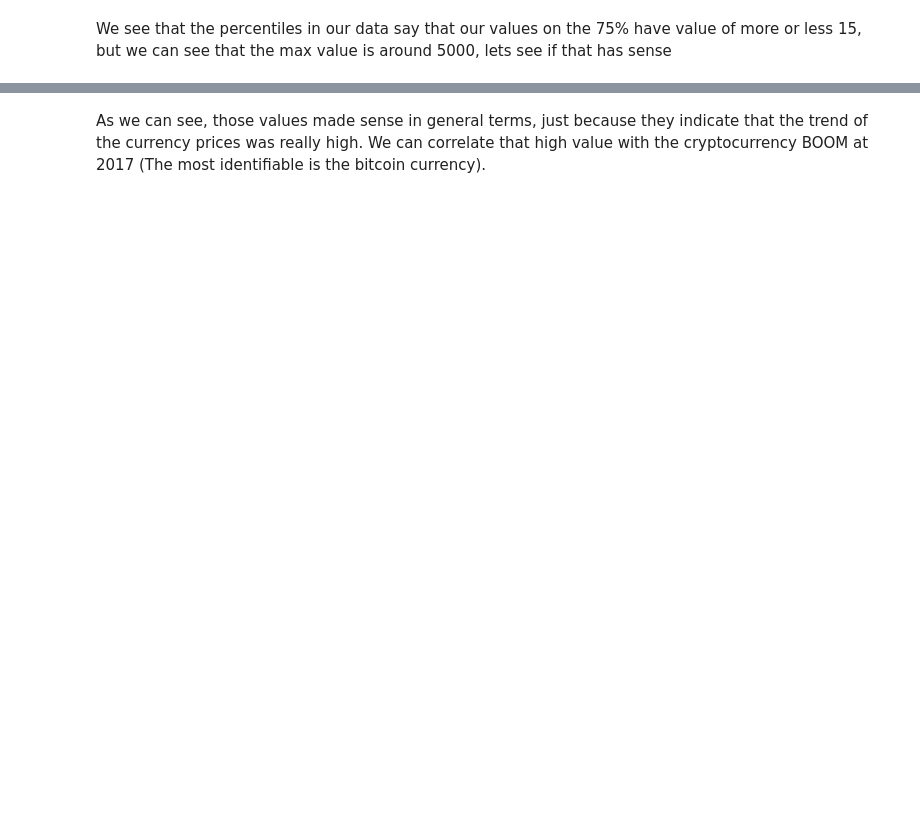
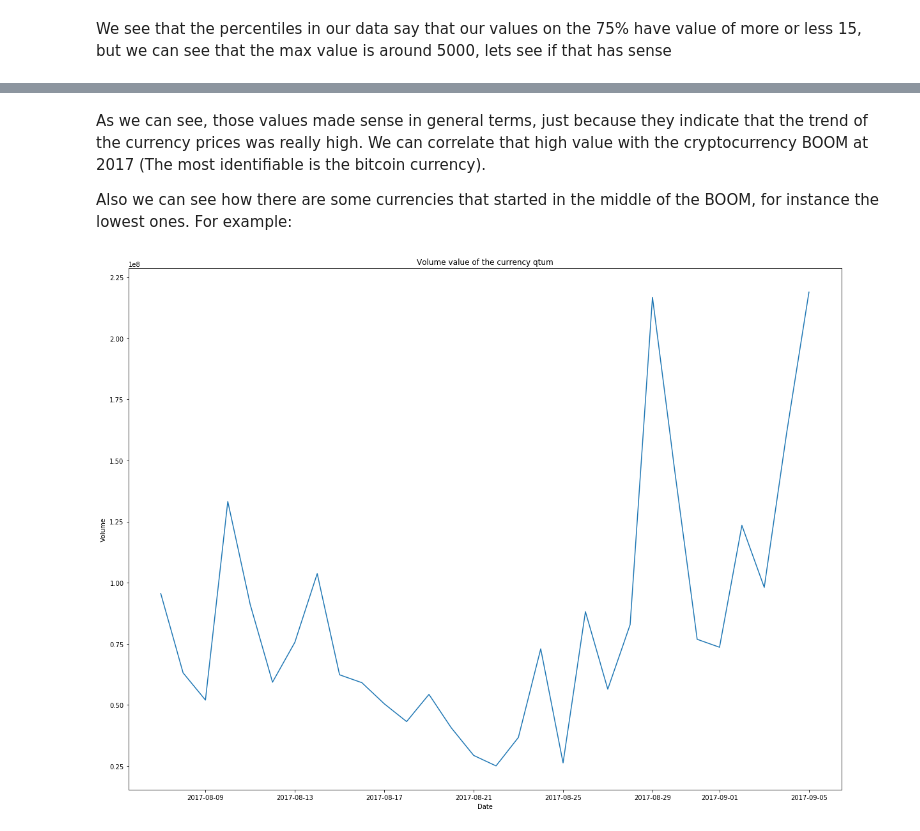
Before and after one commit to mrg20/laboratory-data-science-subject, a Jupyter notebook: notebooks/Cryptocoins analysis.ipynb, the cells around one changed output, grey strips where cells are left out. Saved outputs shown, nothing was run; the diff lists cells and outputs as text; code cells hidden in the pictures; blank space fills up the shorter version.

```diff
--- a/notebooks/Cryptocoins analysis.ipynb
+++ b/notebooks/Cryptocoins analysis.ipynb
@@ -194,2 +282,9 @@ plt.title('Low value of the currencies');
 # %% [markdown]
 As we can see, those values made sense in general terms, just because they indicate that the trend of the currency prices was really high. We can correlate that high value with the cryptocurrency BOOM at 2017 (The most identifiable is the bitcoin currency).
+
+Also we can see how there are some currencies that started in the middle of the BOOM, for instance the lowest ones. For example:
+# %%
+sns.lineplot(x=dfp.loc[dfp.currency=='qtum'].index, y='Volume', data=dfp.loc[dfp.currency=='qtum'])
+plt.title('Volume value of the currency qtum');
+# %% [output]
+[figure, added]
```
Also changed, not shown: parts of 38 cells of this notebook.
